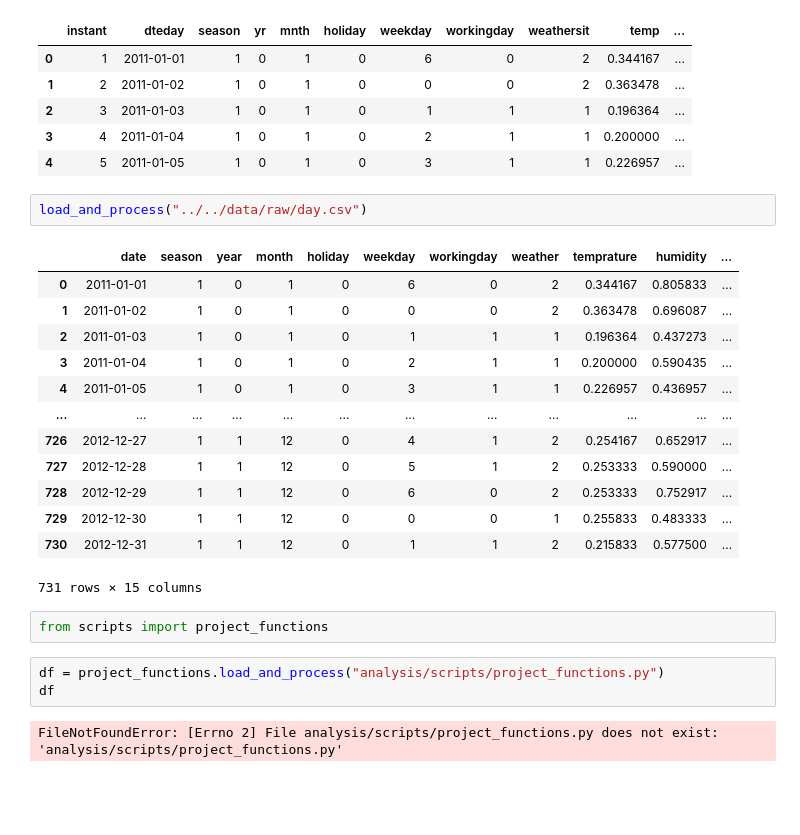
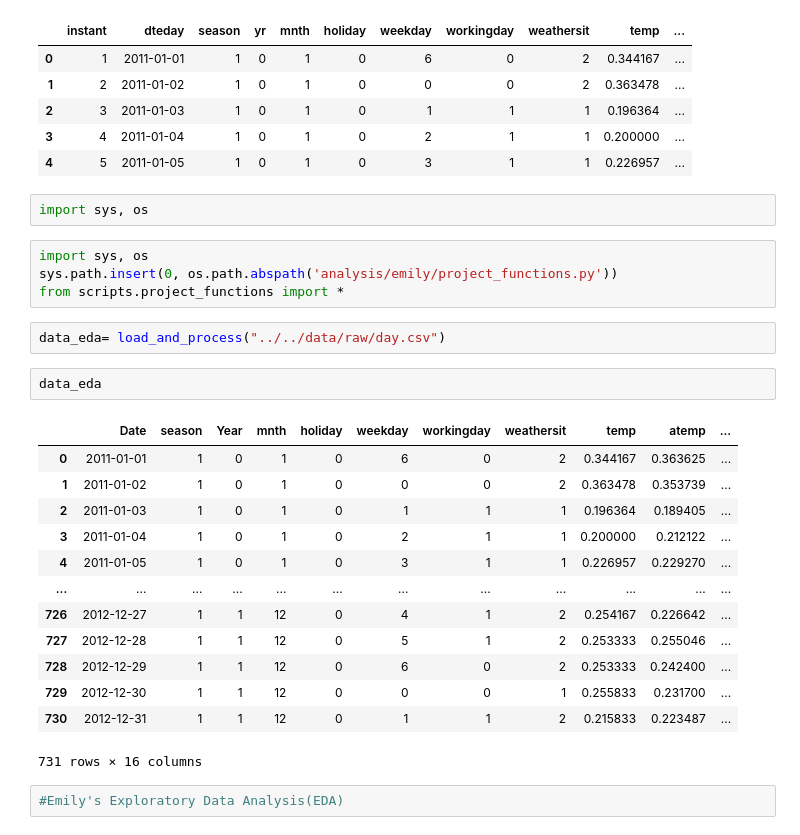
Before and after one commit to data301-2020-winter1/course-project-group_6021, a Jupyter notebook: analysis/emily/emily_milestone_2.ipynb, the cells around one changed output. Cells and saved outputs as stored; diff of their text form; blank space fills up the shorter version.

Commit message:
Emily

```diff
--- a/analysis/emily/emily_milestone_2.ipynb
+++ b/analysis/emily/emily_milestone_2.ipynb
@@ -35,26 +38,29 @@ data.head(5)
 | 2 | 3 | 2011-01-03 | 1 | 0 | 1 | 0 | 1 | 1 | 1 | 0.196364 | ... |
 | 3 | 4 | 2011-01-04 | 1 | 0 | 1 | 0 | 2 | 1 | 1 | 0.200000 | ... |
 | 4 | 5 | 2011-01-05 | 1 | 0 | 1 | 0 | 3 | 1 | 1 | 0.226957 | ... |
+# %%
+import sys, os
+# %%
+import sys, os
+sys.path.insert(0, os.path.abspath('analysis/emily/project_functions.py'))
+from scripts.project_functions import *
 # %%
-load_and_process("../../data/raw/day.csv")
+data_eda= load_and_process("../../data/raw/day.csv")
-# %% [output]
-|  | date | season | year | month | holiday | weekday | workingday | weather | temprature | humidity | ... |
-| 0 | 2011-01-01 | 1 | 0 | 1 | 0 | 6 | 0 | 2 | 0.344167 | 0.805833 | ... |
-| 1 | 2011-01-02 | 1 | 0 | 1 | 0 | 0 | 0 | 2 | 0.363478 | 0.696087 | ... |
-| 2 | 2011-01-03 | 1 | 0 | 1 | 0 | 1 | 1 | 1 | 0.196364 | 0.437273 | ... |
-| 3 | 2011-01-04 | 1 | 0 | 1 | 0 | 2 | 1 | 1 | 0.200000 | 0.590435 | ... |
-| 4 | 2011-01-05 | 1 | 0 | 1 | 0 | 3 | 1 | 1 | 0.226957 | 0.436957 | ... |
-| ... | ... | ... | ... | ... | ... | ... | ... | ... | ... | ... | ... |
-| 726 | 2012-12-27 | 1 | 1 | 12 | 0 | 4 | 1 | 2 | 0.254167 | 0.652917 | ... |
-| 727 | 2012-12-28 | 1 | 1 | 12 | 0 | 5 | 1 | 2 | 0.253333 | 0.590000 | ... |
-| 728 | 2012-12-29 | 1 | 1 | 12 | 0 | 6 | 0 | 2 | 0.253333 | 0.752917 | ... |
-| 729 | 2012-12-30 | 1 | 1 | 12 | 0 | 0 | 0 | 1 | 0.255833 | 0.483333 | ... |
-| 730 | 2012-12-31 | 1 | 1 | 12 | 0 | 1 | 1 | 2 | 0.215833 | 0.577500 | ... |
-731 rows × 15 columns
-# %%
-from scripts import project_functions
-# %%
-df = project_functions.load_and_process("analysis/scripts/project_functions.py")
-df
-# %% [output]
-FileNotFoundError: [Errno 2] File analysis/scripts/project_functions.py does not exist: 'analysis/scripts/project_functions.py'
+# %%
+data_eda
+# %% [output]
+|  | Date | season | Year | mnth | holiday | weekday | workingday | weathersit | temp | atemp | ... |
+| 0 | 2011-01-01 | 1 | 0 | 1 | 0 | 6 | 0 | 2 | 0.344167 | 0.363625 | ... |
+| 1 | 2011-01-02 | 1 | 0 | 1 | 0 | 0 | 0 | 2 | 0.363478 | 0.353739 | ... |
+| 2 | 2011-01-03 | 1 | 0 | 1 | 0 | 1 | 1 | 1 | 0.196364 | 0.189405 | ... |
+| 3 | 2011-01-04 | 1 | 0 | 1 | 0 | 2 | 1 | 1 | 0.200000 | 0.212122 | ... |
+| 4 | 2011-01-05 | 1 | 0 | 1 | 0 | 3 | 1 | 1 | 0.226957 | 0.229270 | ... |
+| ... | ... | ... | ... | ... | ... | ... | ... | ... | ... | ... | ... |
+| 726 | 2012-12-27 | 1 | 1 | 12 | 0 | 4 | 1 | 2 | 0.254167 | 0.226642 | ... |
+| 727 | 2012-12-28 | 1 | 1 | 12 | 0 | 5 | 1 | 2 | 0.253333 | 0.255046 | ... |
+| 728 | 2012-12-29 | 1 | 1 | 12 | 0 | 6 | 0 | 2 | 0.253333 | 0.242400 | ... |
+| 729 | 2012-12-30 | 1 | 1 | 12 | 0 | 0 | 0 | 1 | 0.255833 | 0.231700 | ... |
+| 730 | 2012-12-31 | 1 | 1 | 12 | 0 | 1 | 1 | 2 | 0.215833 | 0.223487 | ... |
+731 rows × 16 columns
+# %%
+#Emily's Exploratory Data Analysis(EDA)
```
Also changed, not shown: parts of 13 cells of this notebook, 1 other file.
